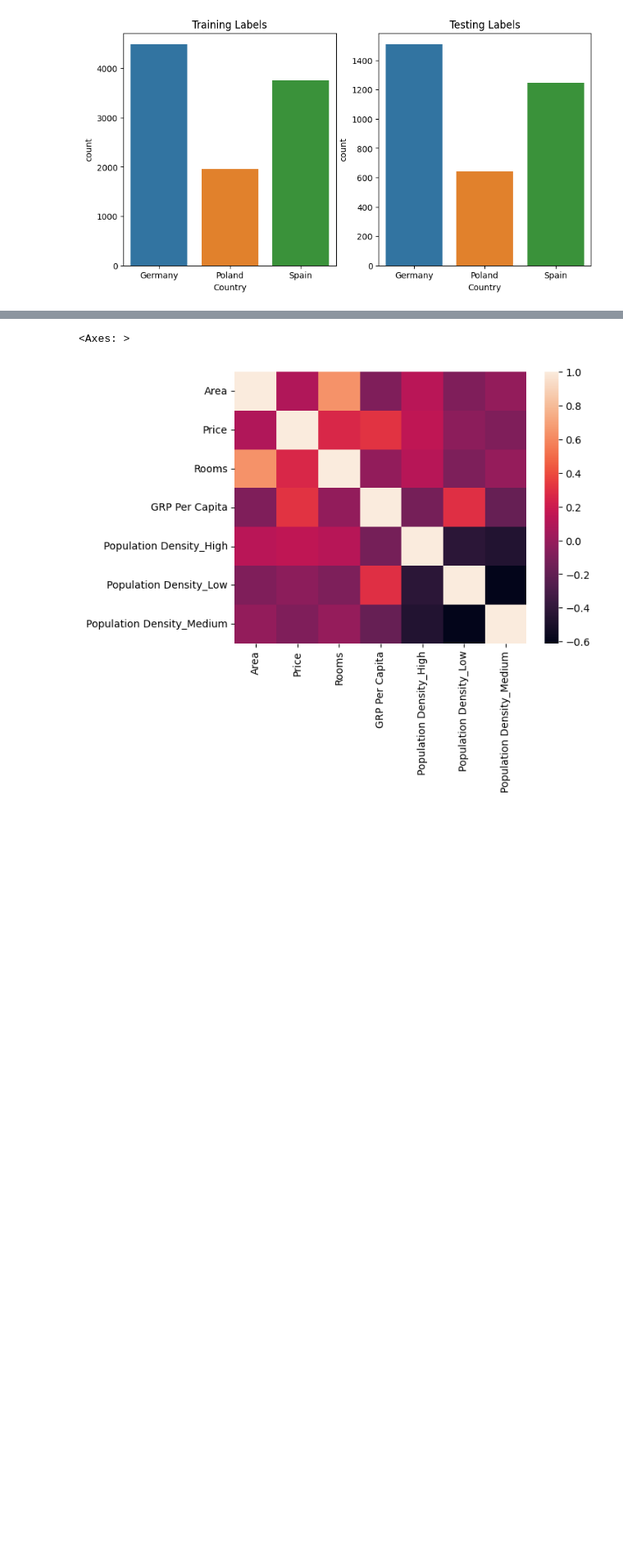
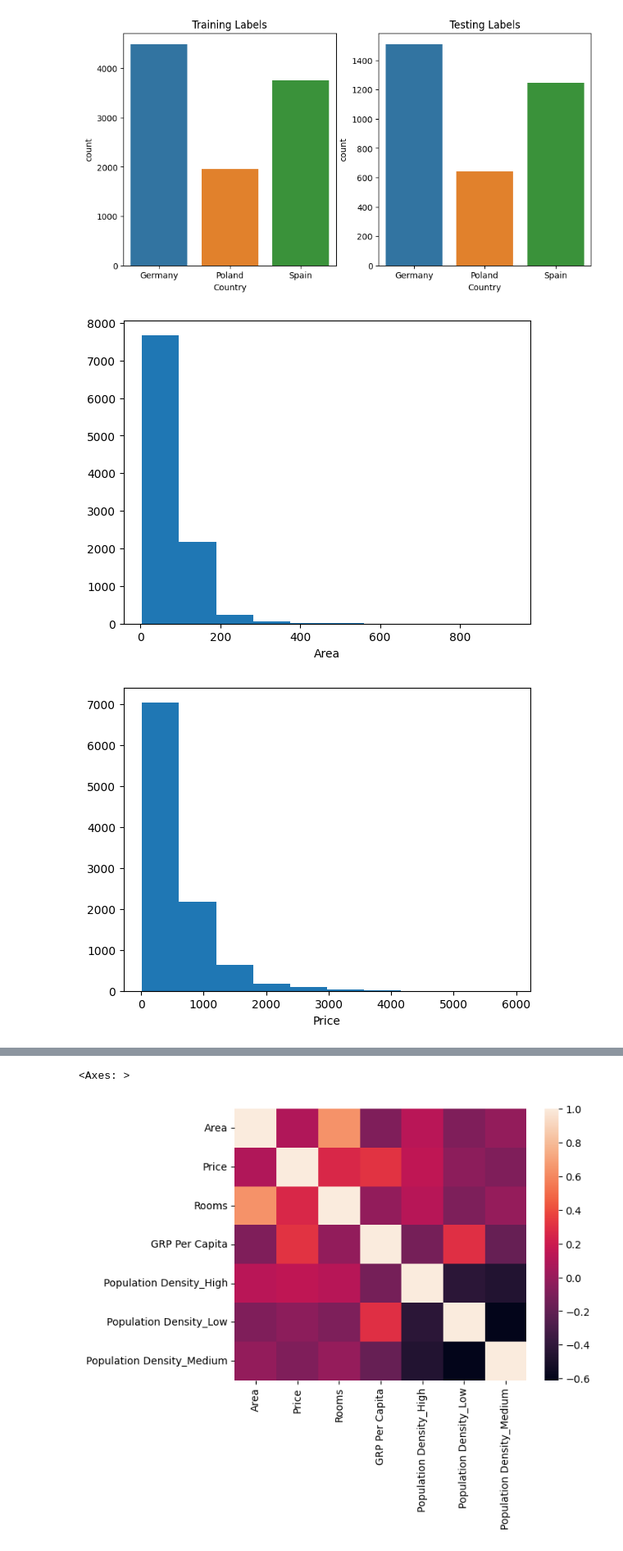
Before and after one commit to tzt775/apartments, a Jupyter notebook: European Rent - Modelling.ipynb, the cells around one changed output, grey strips where cells are left out. Shown at 82% size. Drawn from its saved outputs; the diff is of its cells as text; code cells hidden in the pictures; blank space fills up the shorter version.

```diff
--- a/European Rent - Modelling.ipynb
+++ b/European Rent - Modelling.ipynb
@@ -33,3 +34,11 @@ sns.countplot(x = y_test, ax = ax[1], order = ['Germany', 'Poland', 'Spain']).se
 plt.show()
 # %% [output]
 [figure]
+# %%
+for col in range(X_train.shape[1]):
+    plt.hist(X_train.iloc[:, col])
+    plt.xlabel(X_train.columns[col])
+    plt.show()
+# %% [output]
+[figure, added]
+[figure, added]
```
Also changed, not shown: parts of 16 cells of this notebook, 1 other file.
